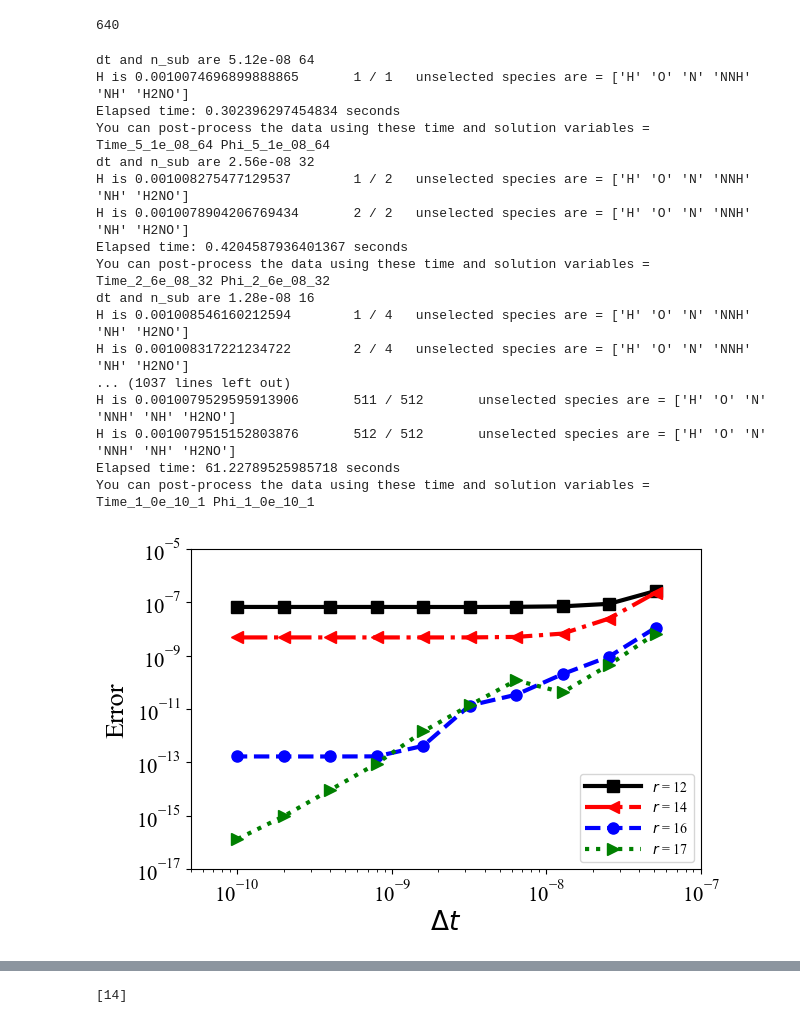
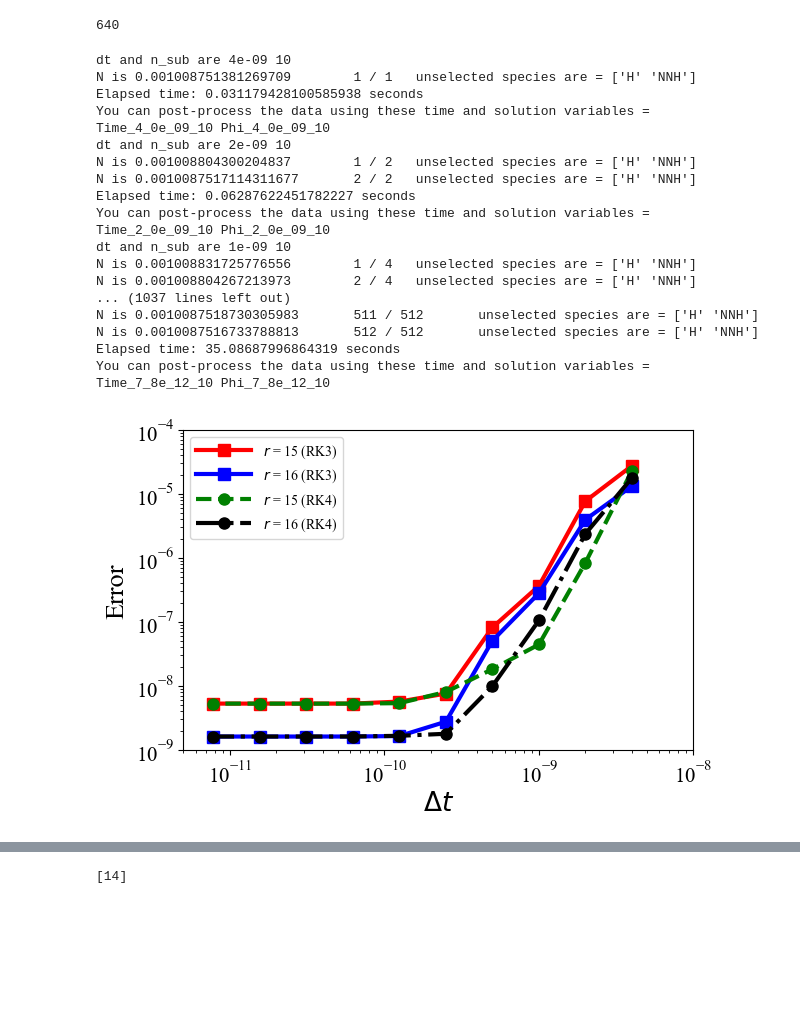
Before and after one commit to KJung88/TDB-CUR, a Jupyter notebook: TDB-CUR_RK3_RK4.ipynb, the cells around one changed output, grey strips where cells are left out. Drawn from its saved outputs; the diff is of its cells as text; code cells hidden in the pictures; blank space fills up the shorter version.

```diff
--- a/TDB-CUR_RK3_RK4.ipynb
+++ b/TDB-CUR_RK3_RK4.ipynb
@@ -91,13 +96,13 @@ ny = 1  #### To ensure the premise that n >> r +m, 1-D solution will be extrudce
 ### Monitoring control
 i_time_mon = 1   ### frequency for monitoring values
 monitor_index = 319 ### grid point index to be monitored
-species_mon = 'H'  ### which species will be monitored
+species_mon = 'N'  ### which species will be monitored
 species_index = np.where(spec==species_mon)[0]
 
 ### TDB-CUR parameters
-r = 12  ### rank
-m = 20  ### number of over sampling points
-fast_species = ['NNH']  ### fast species ( to be penalized)
+r = 16  ### rank
+m = 5  ### number of over sampling points
+fast_species = ['H','NNH']  ### fast species ( to be penalized)
 ######################################
 
 rk_method =3 ### choose either 3 (=rk3) or 4 (rk4)
@@ -108,9 +113,9 @@ err_time = np.array([0])
 err_norm = np.array([0])
 tot_err_trial = 10
 
-mult = 64
+mult = 10
 
-dt = 8e-10*mult ### time step size [s]
+dt = 4e-10*mult ### time step size [s]
 tend = dt ### end time [s]
 
 n_sub = mult
@@ -131,7 +136,6 @@ for i in range (0,640):
 for tt in range (0,tot_err_trial):
     if (tt >0):
         dt = dt/2
-        n_sub = max(int(n_sub/2),1)
     print( 'dt and n_sub are', dt, n_sub)
     tstep = int(tend/dt)
     i_time_mon = 1
@@ -180,7 +184,7 @@ for tt in range (0,tot_err_trial):
             globals()[Matrix_name][:,:,t+1] = rk3_3_stage_subcycle_rev(globals()[Matrix_name][:,:,t], dt, L_matrix,n_sub, p_index,
                                                s_index, missing_p, missing_s)
         elif (rk_method==4):
-            globals()[Matrix_name][:,:,t+1] = rk4_5_stage_subcycle_rev(globals()[Matrix_name][:,:,t], dt, L_matrix,n_sub, p_index,
+            globals()[Matrix_name][:,:,t+1] = rk4_6_stage_subcycle_Sep23(globals()[Matrix_name][:,:,t], dt, L_matrix,n_sub, p_index,
                                                s_index, missing_p, missing_s)
         else:
             error ('you should choose either rk3 or rk4')
@@ -210,26 +214,31 @@ for tt in range (0,tot_err_trial):
     print(f"Elapsed time: {elapsed_time} seconds")
     print("You can post-process the data using these time and solution variables = ", t_name, Matrix_name)
 
+    # analytic_norm = do_normalization(analytic_ver2,analytic_ver2,'std')
+    # solution_norm = do_normalization(globals()[Matrix_name][:,:,-1],analytic_ver2,'std')
+
     err_time = np.append(err_time,dt)
-    err_norm = np.append(err_norm,linalg.norm(analytic_ver2[:,13] - globals()[Matrix_name][:,13,-1]))
+    err_norm = np.append(err_norm,linalg.norm(analytic_ver2[:,:] - globals()[Matrix_name][:,:,-1]))
+post_name = f"error_{r}_{rk_method}"
+globals()[post_name] = err_norm
 # %% [output]
-dt and n_sub are 5.12e-08 64
-H is 0.0010074696899888865       1 / 1   unselected species are = ['H' 'O' 'N' 'NNH' 'NH' 'H2NO']
-Elapsed time: 0.302396297454834 seconds
-You can post-process the data using these time and solution variables =  Time_5_1e_08_64 Phi_5_1e_08_64
-dt and n_sub are 2.56e-08 32
-H is 0.001008275477129537        1 / 2   unselected species are = ['H' 'O' 'N' 'NNH' 'NH' 'H2NO']
-H is 0.0010078904206769434       2 / 2   unselected species are = ['H' 'O' 'N' 'NNH' 'NH' 'H2NO']
-Elapsed time: 0.4204587936401367 seconds
-You can post-process the data using these time and solution variables =  Time_2_6e_08_32 Phi_2_6e_08_32
-dt and n_sub are 1.28e-08 16
-H is 0.001008546160212594        1 / 4   unselected species are = ['H' 'O' 'N' 'NNH' 'NH' 'H2NO']
-H is 0.001008317221234722        2 / 4   unselected species are = ['H' 'O' 'N' 'NNH' 'NH' 'H2NO']
+dt and n_sub are 4e-09 10
+N is 0.001008751381269709        1 / 1   unselected species are = ['H' 'NNH']
+Elapsed time: 0.031179428100585938 seconds
+You can post-process the data using these time and solution variables =  Time_4_0e_09_10 Phi_4_0e_09_10
+dt and n_sub are 2e-09 10
+N is 0.001008804300204837        1 / 2   unselected species are = ['H' 'NNH']
+N is 0.0010087517114311677       2 / 2   unselected species are = ['H' 'NNH']
+Elapsed time: 0.06287622451782227 seconds
+You can post-process the data using these time and solution variables =  Time_2_0e_09_10 Phi_2_0e_09_10
+dt and n_sub are 1e-09 10
+N is 0.001008831725776556        1 / 4   unselected species are = ['H' 'NNH']
+N is 0.001008804267213973        2 / 4   unselected species are = ['H' 'NNH']
 ... (1037 lines left out)
-H is 0.0010079529595913906       511 / 512       unselected species are = ['H' 'O' 'N' 'NNH' 'NH' 'H2NO']
-H is 0.0010079515152803876       512 / 512       unselected species are = ['H' 'O' 'N' 'NNH' 'NH' 'H2NO']
-Elapsed time: 61.22789525985718 seconds
-You can post-process the data using these time and solution variables =  Time_1_0e_10_1 Phi_1_0e_10_1
+N is 0.0010087518730305983       511 / 512       unselected species are = ['H' 'NNH']
+N is 0.0010087516733788813       512 / 512       unselected species are = ['H' 'NNH']
+Elapsed time: 35.08687996864319 seconds
+You can post-process the data using these time and solution variables =  Time_7_8e_12_10 Phi_7_8e_12_10
 # %%
 ### monitor result
 
@@ -250,7 +259,7 @@ plt.subplots_adjust(left=0.1,
                     right=0.95,
                     top=0.9,
                     wspace=0.3,
-                    hspace=0.15)
+                    hspace=0.25)
 
 l=['-','-.','--',':','-','-.','--']
 c=['black','red','blue','cyan','cyan']
@@ -260,41 +269,44 @@ offset3 = offset + 0
 
 slope1= np.zeros(len(err_time[1:]))
 slope4= np.zeros(len(err_time[1:]))
 
 factor = np.zeros(len(err_time[1:]))
 temporal_order1 = 1
 temporal_order4 = 3
 
 slope1[0] = err_norm[1]
 slope4[0] = err_norm[1]
 
 for i in range (0,len(slope1)):
     factor[i] = err_time[i+1]/err_time[1]
     slope1[i] = err_norm[1]*(factor[i])**temporal_order1
     slope4[i] = err_norm[1]*(factor[i])**temporal_order4
 
-ax.plot(err_time[1:],r12[1:],color='black',linewidth=3,linestyle=l[0],marker='s',markersize=8)
-ax.plot(err_time[1:],r14[1:],color='red',linewidth=3,linestyle=l[1],marker='<',markersize=8)
-ax.plot(err_time[1:],r16[1:],color='blue',linewidth=3,linestyle=l[2],marker='o',markersize=8)
-ax.plot(err_time[1:],r17[1:],color='green',linewidth=3,linestyle=l[3],marker='>',markersize=8)
+ax.plot(err_time[1:],error_15_3[1:],color='red',linewidth=3,linestyle=l[0],marker='s',markersize=8)
+ax.plot(err_time[1:],error_16_3[1:],color='blue',linewidth=3,linestyle=l[0],marker='s',markersize=8)
 
-ax.legend(['$r$ = 12','$r$ = 14','$r$ = 16','$r$ = 17'],handlelength=4)
+ax.plot(err_time[1:],error_15_4[1:],color='green',linewidth=3,linestyle=l[2],marker='o',markersize=8)
+ax.plot(err_time[1:],error_16_4[1:],color='black',linewidth=3,linestyle=l[1],marker='o',markersize=8)
 
-#ax.plot(err_time[1:],slope4,color='black',linewidth=2,linestyle=l[0])
+
+ax.legend(['$r$ = 15 (RK3)','$r$ = 16 (RK3)','$r$ = 15 (RK4)','$r$ = 16 (RK4)'],handlelength=4)
 
 #ax.plot(err_time[1:],err_norm_17[1:],color='red',linewidth=3,linestyle=l[0],marker='o')
 
-ax.set_xlim(5e-11,1e-7)
-ax.set_ylim(1e-17,1e-5)
+#ax.set_xlim(1e-12,1e-7)
+#ax.set_ylim(1e-18,1e-5)
 #ax.set_xlim(-5e-8*1e9,1.0e-7*1e9)
 ax.set_xlabel('$\Delta t$',fontsize=19)
 ax.set_ylabel('Error',fontsize=19)
 ax.set_xscale('log')
 ax.set_yscale('log')
+ax.set_xlim(5e-12,1e-8)
+ax.set_ylim(1e-9,1e-4)
+
 ax.tick_params(axis='both',labelsize = 15)
 ax.xaxis.get_offset_text().set_fontsize(15)
 
-plt.savefig('./Error_analysis.png',format='png', dpi=1000,bbox_inches = "tight")
+#plt.savefig('./Error_analysis.png',format='png', dpi=1000,bbox_inches = "tight")
 # %% [output]
-[figure, old version]
+[figure, new version]
 # %%
```
Also changed, not shown: parts of 4 cells of this notebook, 1 other file.
